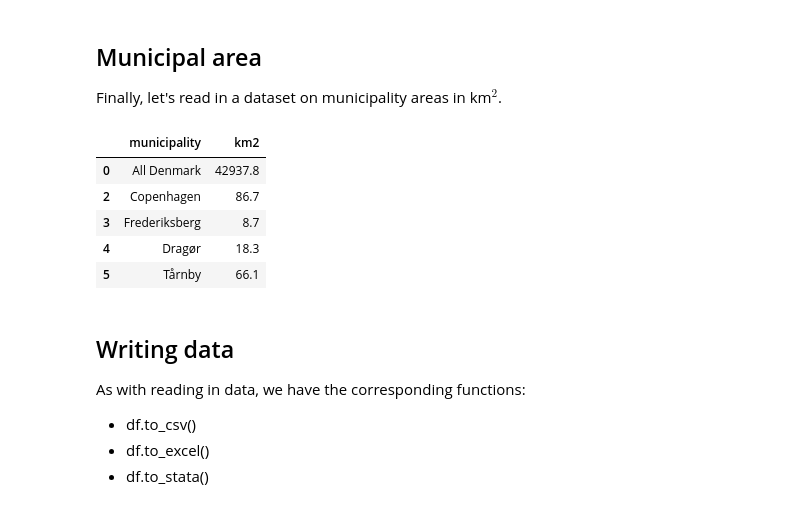
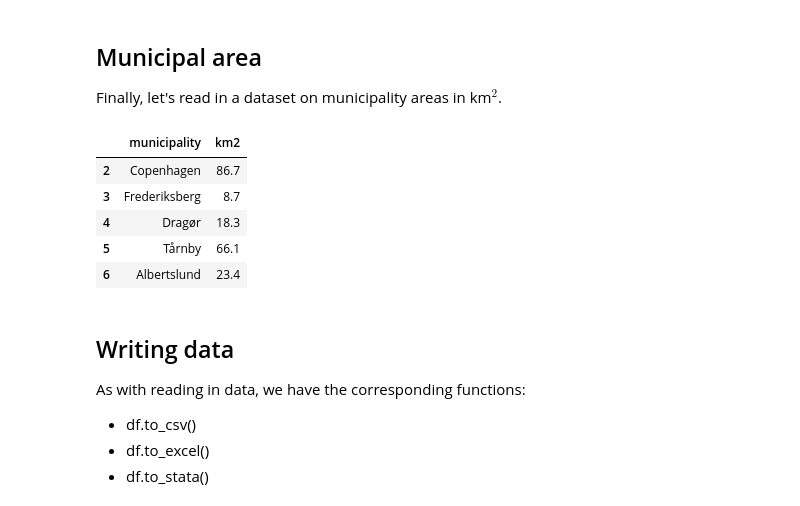
Before and after one commit to NumEconCopenhagen/lectures-2019, a Jupyter notebook: 06/Load_save_and_structure_data.ipynb, the cells around one changed output. Cells and saved outputs as stored; diff of their text form; code cells hidden in the pictures.

```diff
--- a/06/Load_save_and_structure_data.ipynb
+++ b/06/Load_save_and_structure_data.ipynb
@@ -377,5 +377,5 @@ Whenever we look at larger dataframes, we will be using `df.head(10)` to inspect
 # %%
 # example: raw download from DST
 # note: the file must be in a sub folder "data" to the folder where jupyter was launched
-filename = './data/RAS200.xlsx'
+filename = 'data/RAS200.xlsx'
 # %%
@@ -615,7 +632,7 @@ interactive(children=(Dropdown(description='Municipality', index=32, options=('C
 Next, we will read in the avg. disposable income for highly educated in each municipality. Here we do the cleaning, renaming and structuring in a few condensed lines.
 # %%
 # a. load
-inc = pd.read_excel('./data/INDKP107.xlsx', skiprows=2)
+inc = pd.read_excel('data/INDKP107.xlsx', skiprows=2)
 
 # b. clean and rename
 inc.drop([f'Unnamed: {i}' for i in range(4)], axis=1, inplace=True)
@@ -657,27 +674,27 @@ inc_tall.head(5)
 Finally, let's read in a dataset on municipality areas in km$^2$.
 # %%
 # a. load
-area = pd.read_excel('./data/areal.xlsx', skiprows=2)
+area = pd.read_excel('data/areal.xlsx', skiprows=2)
 
 # b. clean and rename
 area.rename(columns = {'Unnamed: 0':'municipality','2019':'km2'}, inplace=True)
 
 # c. drop rows with missing
 area.dropna(inplace=True)
 
 # d. remove non-municipalities
-for val in ['Region','Landsdel', 'Hele landet']:
+for val in ['Region','Province', 'All Denmark']:
     I = area.municipality.str.contains(val)
     area.drop(area[I].index, inplace=True)
 
 area.head(5)
 # %% [output]
 |  | municipality | km2 |
-| 0 | All Denmark | 42937.8 |
 | 2 | Copenhagen | 86.7 |
 | 3 | Frederiksberg | 8.7 |
 | 4 | Dragør | 18.3 |
 | 5 | Tårnby | 66.1 |
+| 6 | Albertslund | 23.4 |
 # %% [markdown]
 ## Writing data
 
```
Also changed, not shown: parts of 12 cells of this notebook, 2 other files.
